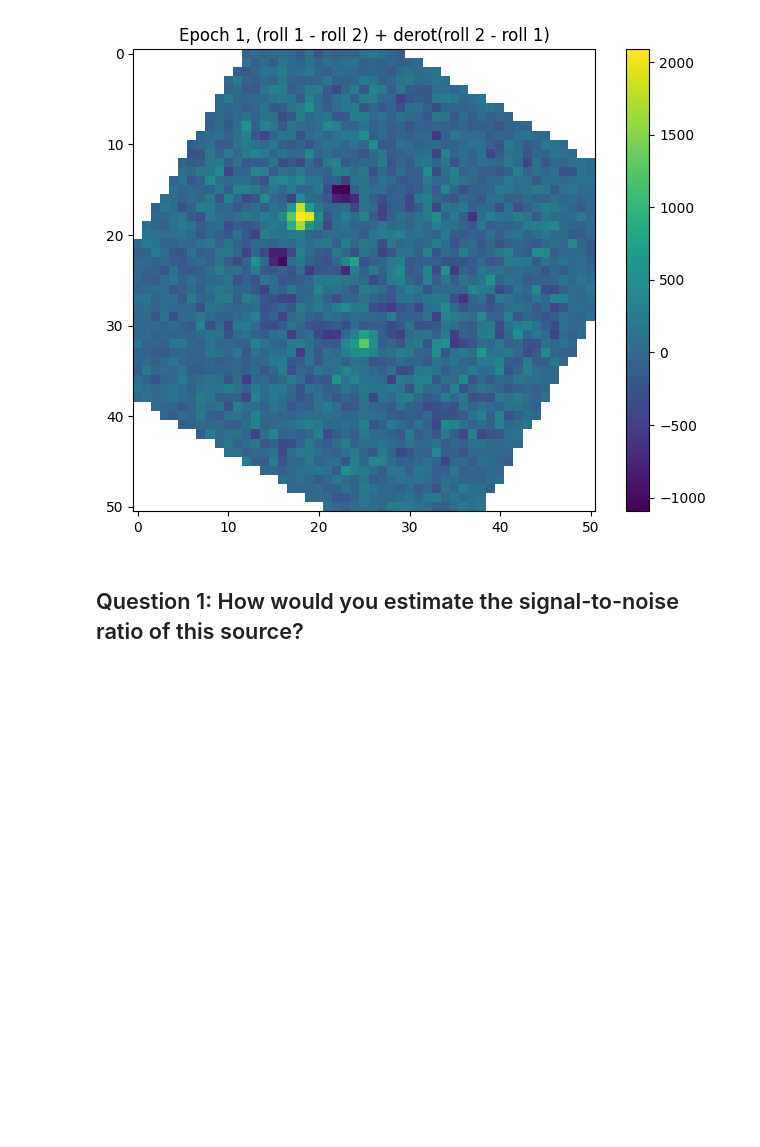
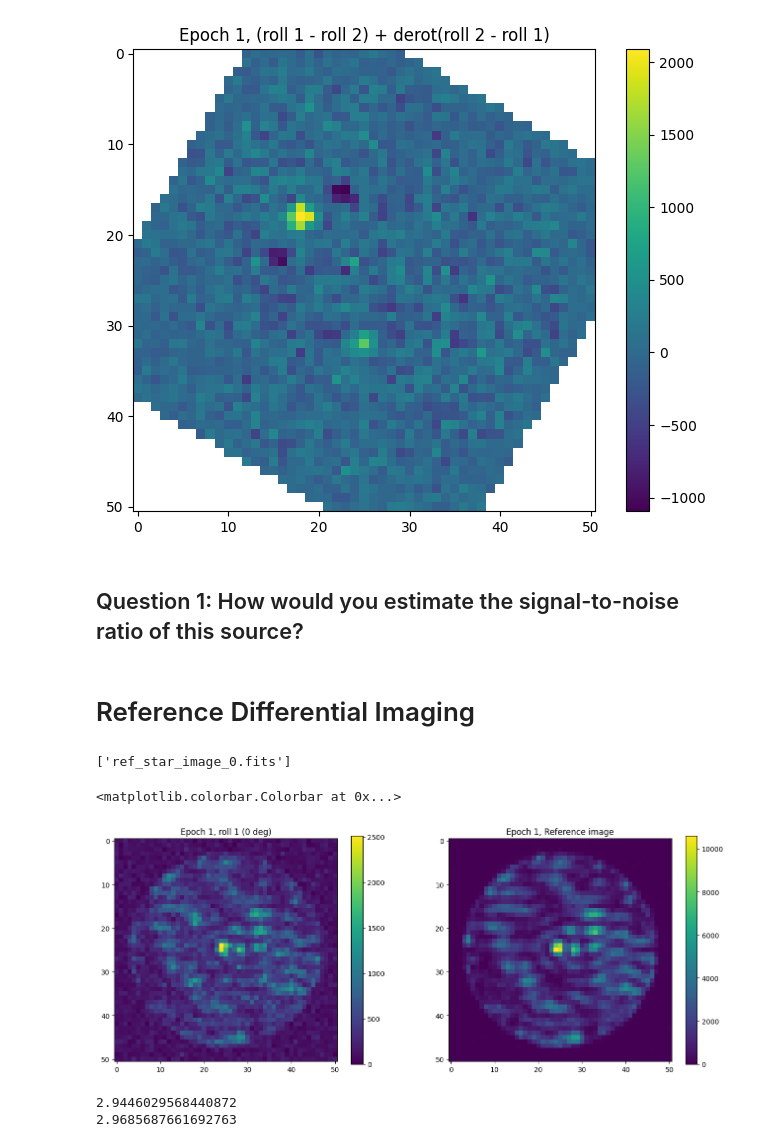
Before and after one commit to roman-corgi/roman-school, a Jupyter notebook: day1/postprocessing.ipynb, the cells around one changed output. Cells and saved outputs as stored; diff of their text form; code cells hidden in the pictures; blank space fills up the shorter version.

```diff
--- a/day1/postprocessing.ipynb
+++ b/day1/postprocessing.ipynb
@@ -85,3 +85,43 @@ plt.colorbar()
 [figure]
 # %% [markdown]
 ## Question 1: How would you estimate the signal-to-noise ratio of this source?
+# %% [markdown]
+# Reference Differential Imaging
+# %%
+data_dir = os.getcwd()
+files_ref = [f for f in os.listdir(data_dir) if f.startswith("ref_star_image")]
+print(files_ref)
+
+
+ref = []
+for file in files_ref:
+    ref.append(fits.getdata(file))
+ref = np.array(ref)
+
+coadd_ref = np.mean(ref, axis = 0)
+
+plt.figure(figsize=(16,6))
+
+plt.subplot(121)
+plt.imshow(coadd_roll1)
+plt.title('Epoch 1, roll 1 (0 deg)')
+plt.colorbar()
+
+plt.subplot(122)
+plt.title('Epoch 1, Reference image')
+plt.imshow(coadd_ref)
+plt.colorbar()
+# %% [output]
+['ref_star_image_0.fits']
+<matplotlib.colorbar.Colorbar at 0x...>
+[figure, added]
+# %%
+count_sum_ratio_roll1 = (np.sum(coadd_ref)
+                    / np.sum(coadd_roll1))
+count_sum_ratio_roll2 = (np.sum(coadd_ref)
+                    / np.sum(coadd_roll2))
+print(count_sum_ratio_roll1)
+print(count_sum_ratio_roll2)
+# %% [output]
+2.9446029568440872
+2.9685687661692763
```
Also changed, not shown: parts of 9 cells of this notebook, 1 other file.
